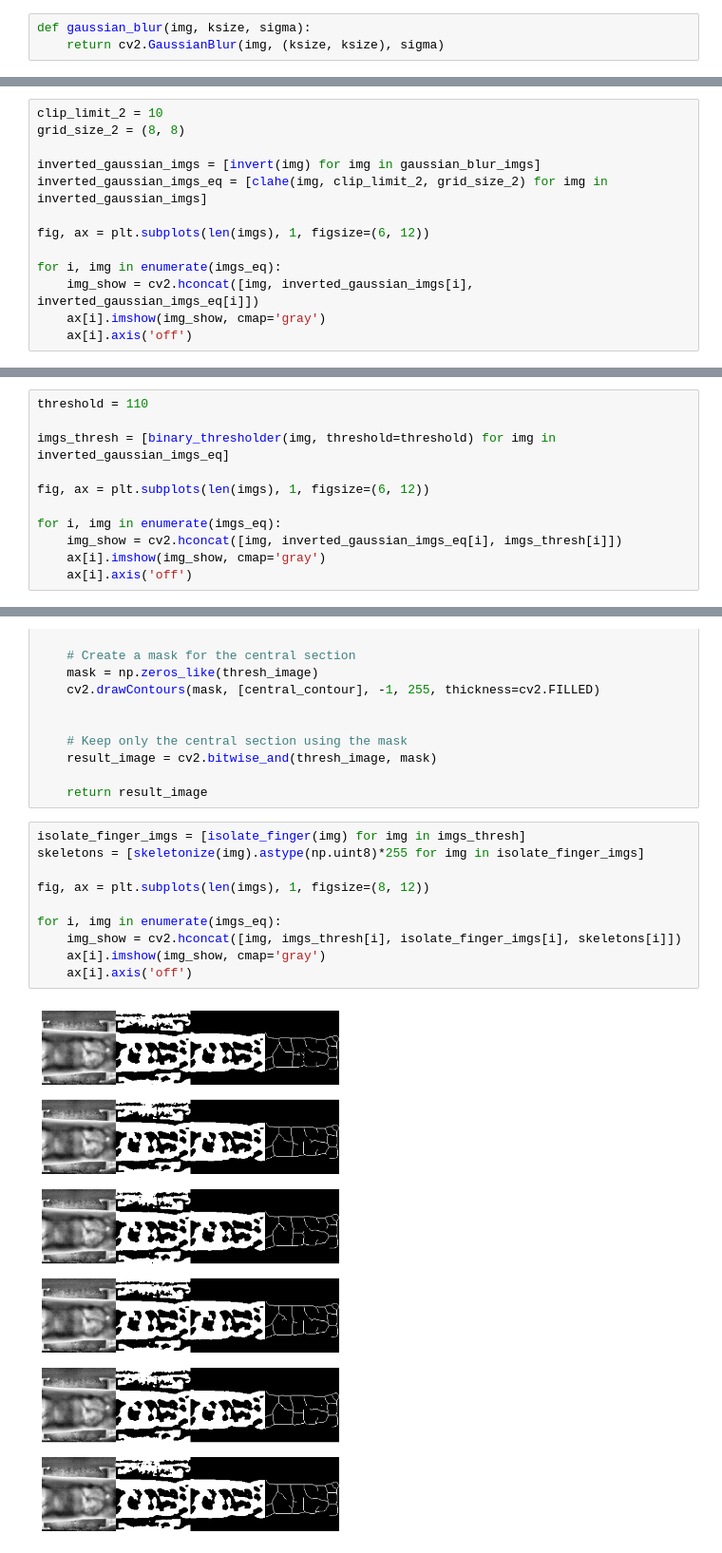
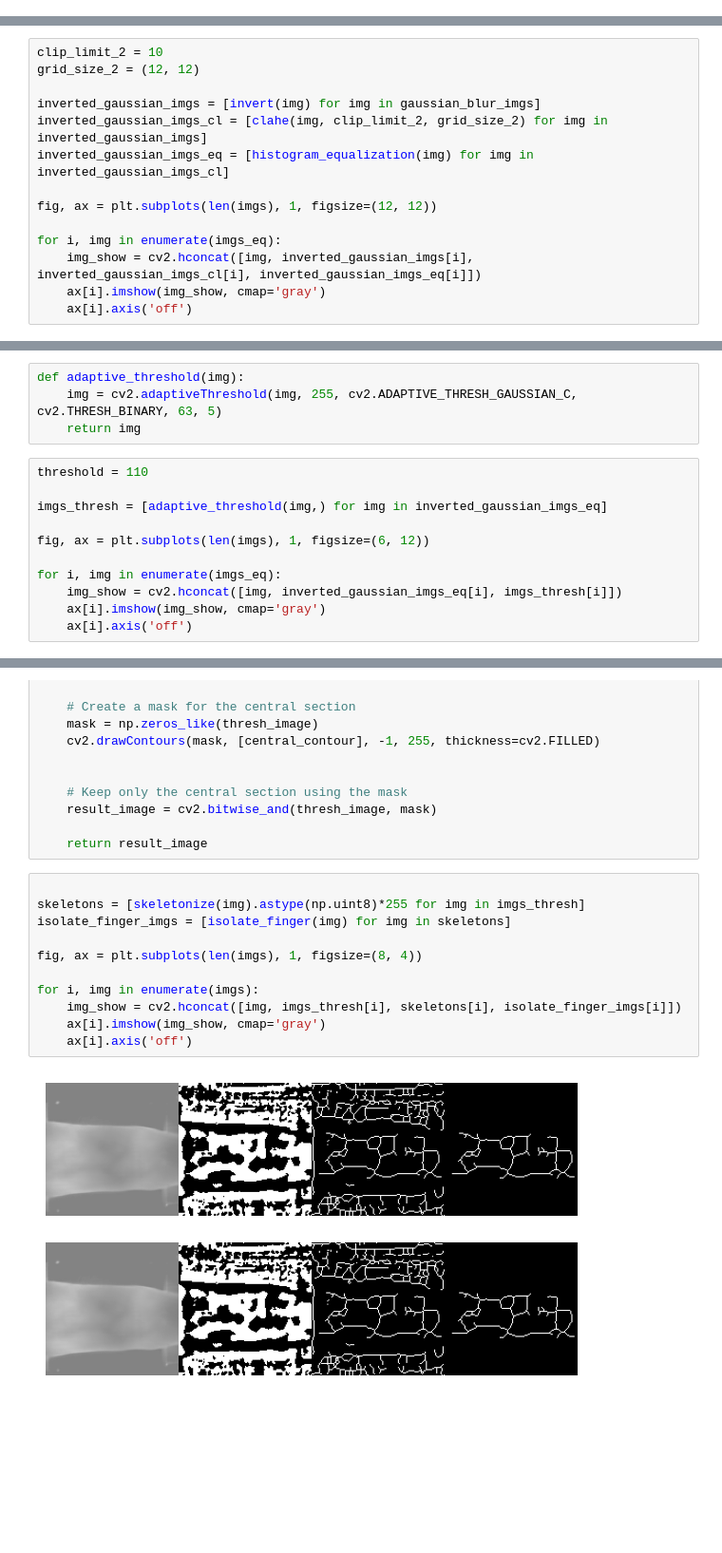
Before and after one commit to abhishtagatya/veingan, a Jupyter notebook: preprocessing/preprocesser.ipynb, the cells around one changed output, grey strips where cells are left out. Shown at 95% size. Cells and saved outputs as stored; diff of their text form; blank space fills up the shorter version.

```diff
--- a/preprocessing/preprocesser.ipynb
+++ b/preprocessing/preprocesser.ipynb
@@ -96,9 +74,6 @@ def remove_lines(original_image, gabor_filtered_image, threshold):
 # fig, ax = plt.subplots(1, 1, figsize=(8, 2))
 # ax.imshow(img_show, cmap='gray', interpolation='none')
 # ax.axis('off')
-# %%
-def gaussian_blur(img, ksize, sigma):
-    return cv2.GaussianBlur(img, (ksize, ksize), sigma)
 # %%
 gaussian_blur_imgs = [gaussian_blur(img, 5, 1) for img in imgs_eq]
 
@@ -122,14 +88,15 @@ def increase_contrast(img, alpha=1.0, beta=0):
 # %%
 clip_limit_2 = 10
-grid_size_2 = (8, 8)
+grid_size_2 = (12, 12)
 
 inverted_gaussian_imgs = [invert(img) for img in gaussian_blur_imgs]
-inverted_gaussian_imgs_eq = [clahe(img, clip_limit_2, grid_size_2) for img in inverted_gaussian_imgs]
+inverted_gaussian_imgs_cl = [clahe(img, clip_limit_2, grid_size_2) for img in inverted_gaussian_imgs]
+inverted_gaussian_imgs_eq = [histogram_equalization(img) for img in inverted_gaussian_imgs_cl]
 
-fig, ax = plt.subplots(len(imgs), 1, figsize=(6, 12))
+fig, ax = plt.subplots(len(imgs), 1, figsize=(12, 12))
 
 for i, img in enumerate(imgs_eq):
-    img_show = cv2.hconcat([img, inverted_gaussian_imgs[i], inverted_gaussian_imgs_eq[i]])
+    img_show = cv2.hconcat([img, inverted_gaussian_imgs[i], inverted_gaussian_imgs_cl[i], inverted_gaussian_imgs_eq[i]])
     ax[i].imshow(img_show, cmap='gray')
     ax[i].axis('off')
 # %% [output]
@@ -137,7 +104,11 @@ for i, img in enumerate(imgs_eq):
+# %%
+def adaptive_threshold(img):
+    img = cv2.adaptiveThreshold(img, 255, cv2.ADAPTIVE_THRESH_GAUSSIAN_C, cv2.THRESH_BINARY, 63, 5)
+    return img
 # %%
 threshold = 110
 
-imgs_thresh = [binary_thresholder(img, threshold=threshold) for img in inverted_gaussian_imgs_eq]
+imgs_thresh = [adaptive_threshold(img,) for img in inverted_gaussian_imgs_eq]
 
 fig, ax = plt.subplots(len(imgs), 1, figsize=(6, 12))
 
@@ -178,14 +136,15 @@ def isolate_finger(thresh_image):
 
     return result_image
 # %%
-isolate_finger_imgs = [isolate_finger(img) for img in imgs_thresh]
-skeletons = [skeletonize(img).astype(np.uint8)*255 for img in isolate_finger_imgs]
 
-fig, ax = plt.subplots(len(imgs), 1, figsize=(8, 12))
+skeletons = [skeletonize(img).astype(np.uint8)*255 for img in imgs_thresh]
+isolate_finger_imgs = [isolate_finger(img) for img in skeletons]
 
-for i, img in enumerate(imgs_eq):
-    img_show = cv2.hconcat([img, imgs_thresh[i], isolate_finger_imgs[i], skeletons[i]])
+fig, ax = plt.subplots(len(imgs), 1, figsize=(8, 4))
+
+for i, img in enumerate(imgs):
+    img_show = cv2.hconcat([img, imgs_thresh[i], skeletons[i], isolate_finger_imgs[i]])
     ax[i].imshow(img_show, cmap='gray')
     ax[i].axis('off')
 # %% [output]
-[figure, old version]
+[figure, new version]
```
Also changed, not shown: parts of 12 cells of this notebook.
